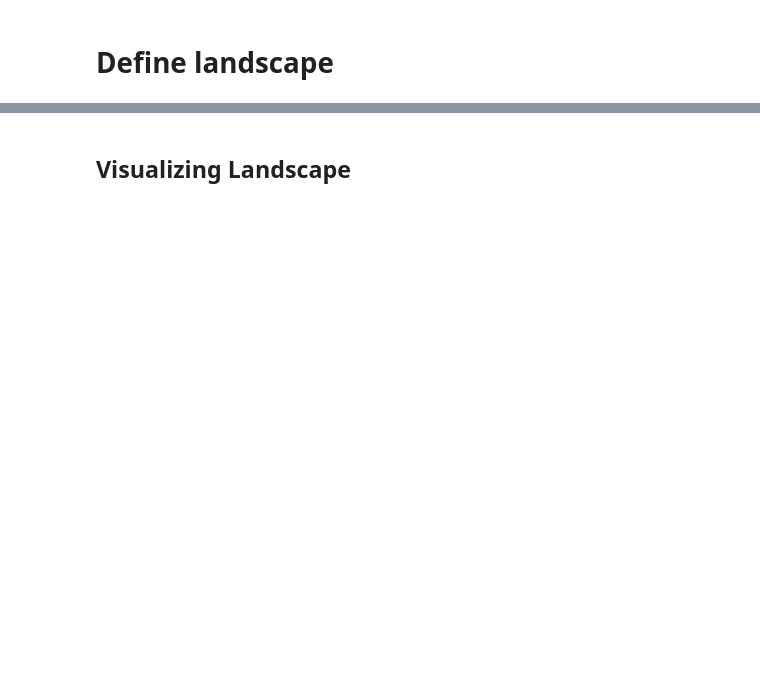
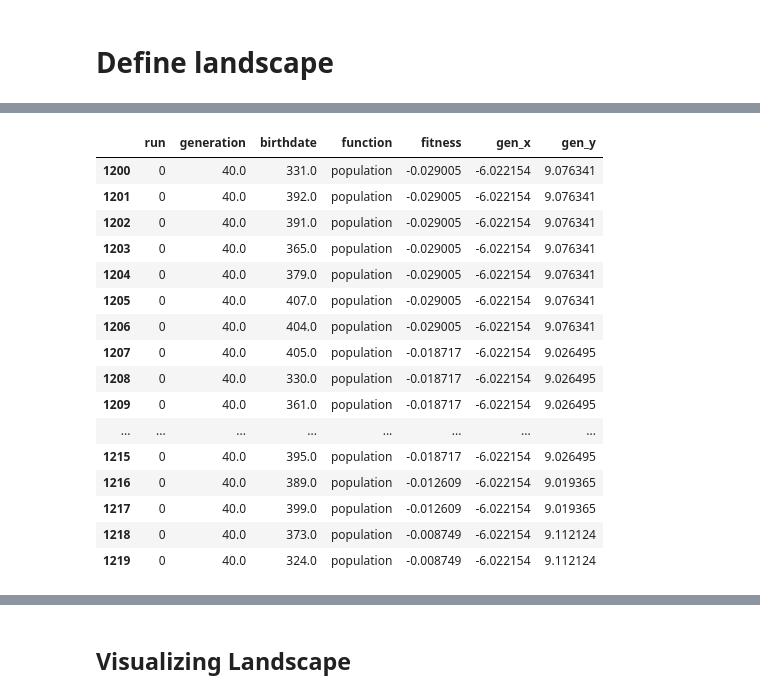
Before and after one commit to EloyRD/ThesisExp, a Jupyter notebook: EA_B_01_OneRun.ipynb, the cells around one changed output, grey strips where cells are left out. Drawn from its saved outputs; the diff is of its cells as text; code cells hidden in the pictures; blank space fills up the shorter version.

```diff
--- a/EA_B_01_OneRun.ipynb
+++ b/EA_B_01_OneRun.ipynb
@@ -70,0 +103,21 @@ print(g(5.,18.), g(-17.,6.), g(-0.,-0))
+# %%
+query = (genera_res['generation']==40)
+genera_res[query]
+# %% [output]
+|  | run | generation | birthdate | function | fitness | gen_x | gen_y |
+| 1200 | 0 | 40.0 | 331.0 | population | -0.029005 | -6.022154 | 9.076341 |
+| 1201 | 0 | 40.0 | 392.0 | population | -0.029005 | -6.022154 | 9.076341 |
+| 1202 | 0 | 40.0 | 391.0 | population | -0.029005 | -6.022154 | 9.076341 |
+| 1203 | 0 | 40.0 | 365.0 | population | -0.029005 | -6.022154 | 9.076341 |
+| 1204 | 0 | 40.0 | 379.0 | population | -0.029005 | -6.022154 | 9.076341 |
+| 1205 | 0 | 40.0 | 407.0 | population | -0.029005 | -6.022154 | 9.076341 |
+| 1206 | 0 | 40.0 | 404.0 | population | -0.029005 | -6.022154 | 9.076341 |
+| 1207 | 0 | 40.0 | 405.0 | population | -0.018717 | -6.022154 | 9.026495 |
+| 1208 | 0 | 40.0 | 330.0 | population | -0.018717 | -6.022154 | 9.026495 |
+| 1209 | 0 | 40.0 | 361.0 | population | -0.018717 | -6.022154 | 9.026495 |
+| ... | ... | ... | ... | ... | ... | ... | ... |
+| 1215 | 0 | 40.0 | 395.0 | population | -0.018717 | -6.022154 | 9.026495 |
+| 1216 | 0 | 40.0 | 389.0 | population | -0.012609 | -6.022154 | 9.019365 |
+| 1217 | 0 | 40.0 | 399.0 | population | -0.012609 | -6.022154 | 9.019365 |
+| 1218 | 0 | 40.0 | 373.0 | population | -0.008749 | -6.022154 | 9.112124 |
+| 1219 | 0 | 40.0 | 324.0 | population | -0.008749 | -6.022154 | 9.112124 |
```
Also changed, not shown: parts of 27 cells of this notebook, 15 other files.
